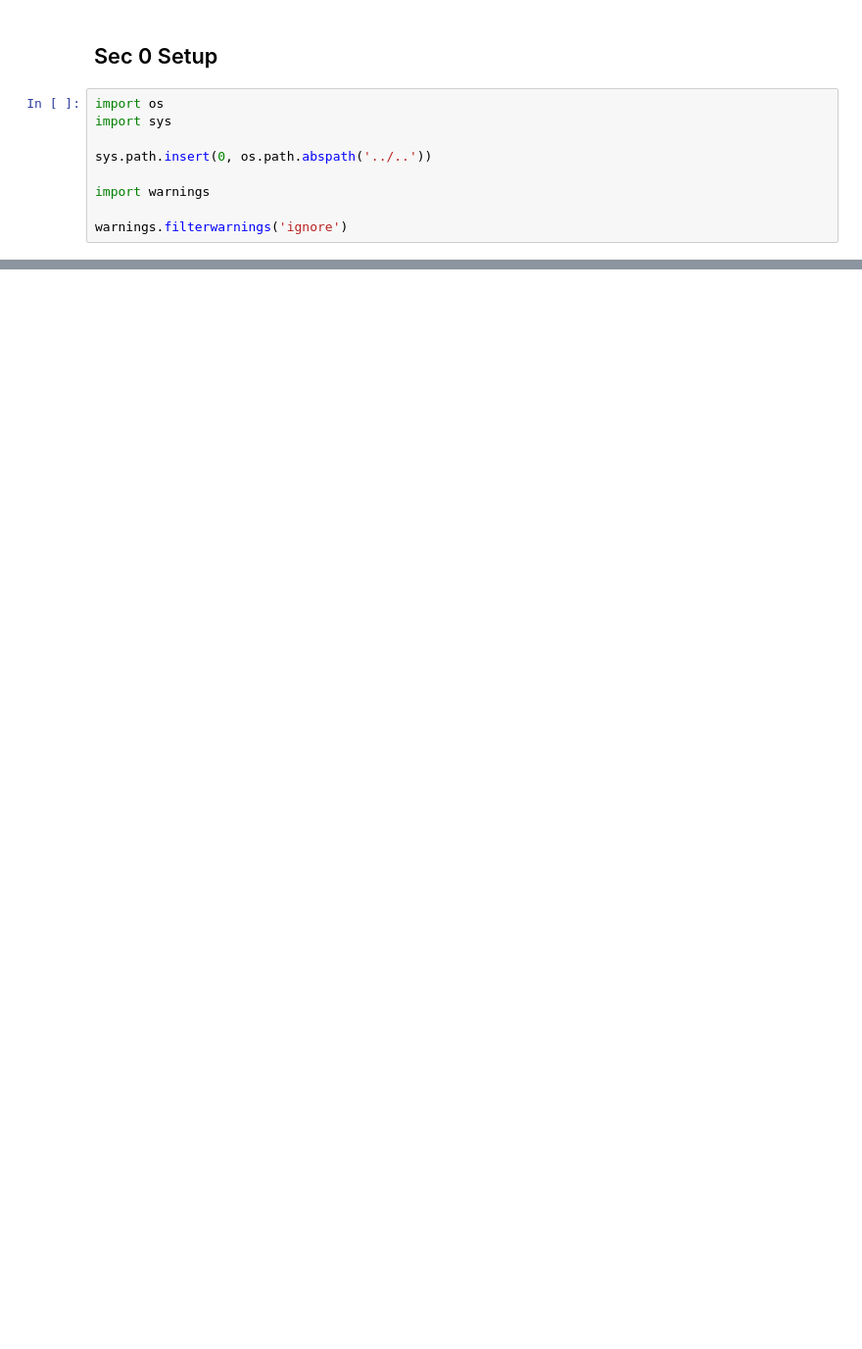
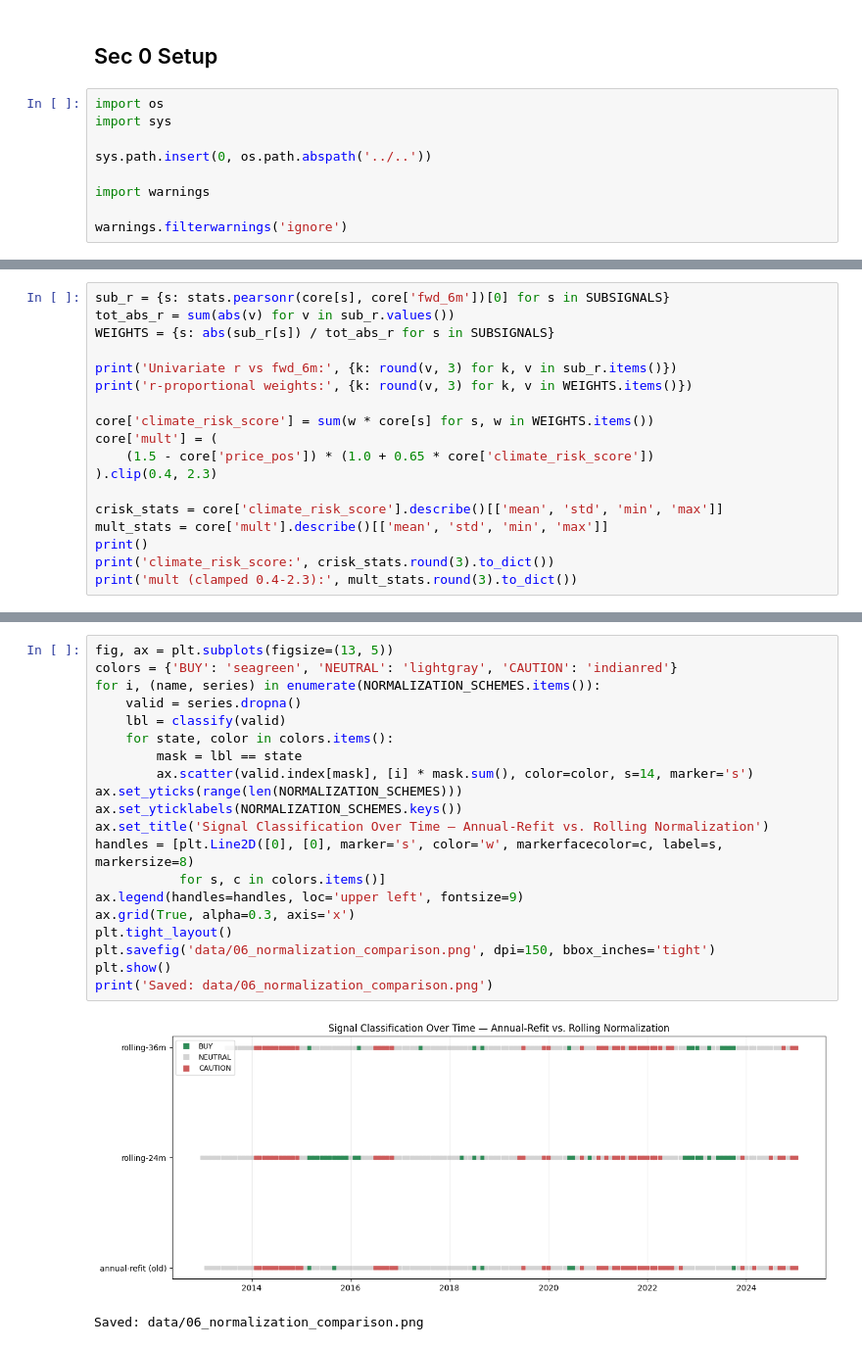
Before and after one commit to abhirajp97/greensignal, a Jupyter notebook: notebooks/coffee_backtests/06_composite_backtest.ipynb, the cells around one changed output, grey strips where cells are left out. Shown at 98% size. Cells and saved outputs as stored; diff of their text form; blank space fills up the shorter version.

```diff
--- a/notebooks/coffee_backtests/06_composite_backtest.ipynb
+++ b/notebooks/coffee_backtests/06_composite_backtest.ipynb
@@ -627,0 +165,18 @@ then the independent engineering/persistence work).
+# %%
+sub_r = {s: stats.pearsonr(core[s], core['fwd_6m'])[0] for s in SUBSIGNALS}
+tot_abs_r = sum(abs(v) for v in sub_r.values())
+WEIGHTS = {s: abs(sub_r[s]) / tot_abs_r for s in SUBSIGNALS}
+
+print('Univariate r vs fwd_6m:', {k: round(v, 3) for k, v in sub_r.items()})
+print('r-proportional weights:', {k: round(v, 3) for k, v in WEIGHTS.items()})
+
+core['climate_risk_score'] = sum(w * core[s] for s, w in WEIGHTS.items())
+core['mult'] = (
+    (1.5 - core['price_pos']) * (1.0 + 0.65 * core['climate_risk_score'])
+).clip(0.4, 2.3)
+
+crisk_stats = core['climate_risk_score'].describe()[['mean', 'std', 'min', 'max']]
+mult_stats = core['mult'].describe()[['mean', 'std', 'min', 'max']]
+print()
+print('climate_risk_score:', crisk_stats.round(3).to_dict())
+print('mult (clamped 0.4-2.3):', mult_stats.round(3).to_dict())
@@ -627,0 +282,23 @@ then the independent engineering/persistence work).
+# %%
+fig, ax = plt.subplots(figsize=(13, 5))
+colors = {'BUY': 'seagreen', 'NEUTRAL': 'lightgray', 'CAUTION': 'indianred'}
+for i, (name, series) in enumerate(NORMALIZATION_SCHEMES.items()):
+    valid = series.dropna()
+    lbl = classify(valid)
+    for state, color in colors.items():
+        mask = lbl == state
+        ax.scatter(valid.index[mask], [i] * mask.sum(), color=color, s=14, marker='s')
+ax.set_yticks(range(len(NORMALIZATION_SCHEMES)))
+ax.set_yticklabels(NORMALIZATION_SCHEMES.keys())
+ax.set_title('Signal Classification Over Time — Annual-Refit vs. Rolling Normalization')
+handles = [plt.Line2D([0], [0], marker='s', color='w', markerfacecolor=c, label=s, markersize=8)
+           for s, c in colors.items()]
+ax.legend(handles=handles, loc='upper left', fontsize=9)
+ax.grid(True, alpha=0.3, axis='x')
+plt.tight_layout()
+plt.savefig('data/06_normalization_comparison.png', dpi=150, bbox_inches='tight')
+plt.show()
+print('Saved: data/06_normalization_comparison.png')
+# %% [output]
+[figure, added]
+Saved: data/06_normalization_comparison.png
```
Also changed, not shown: parts of 51 cells of this notebook, 5 other files.
